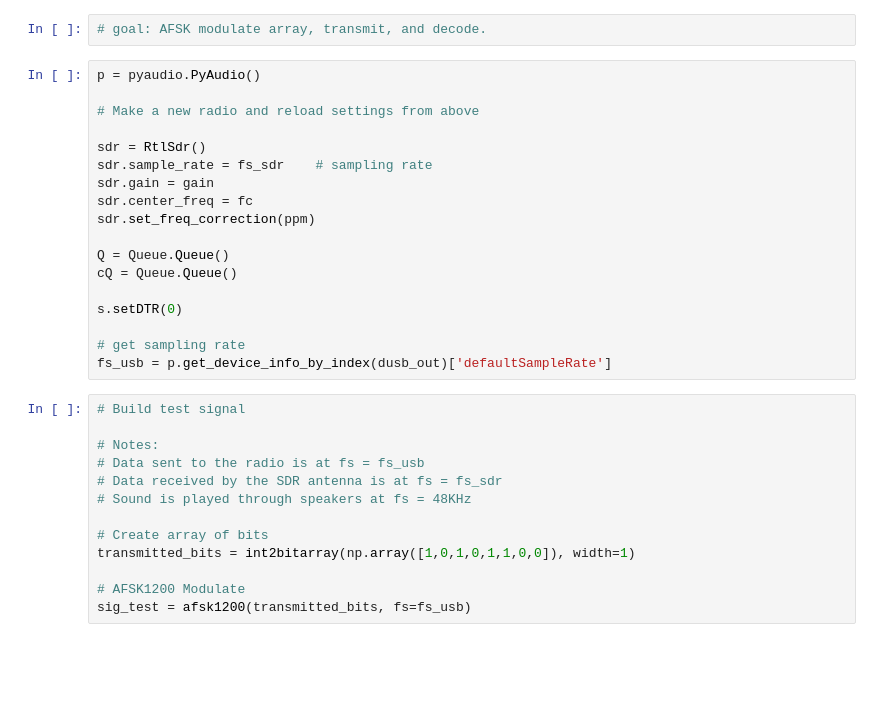
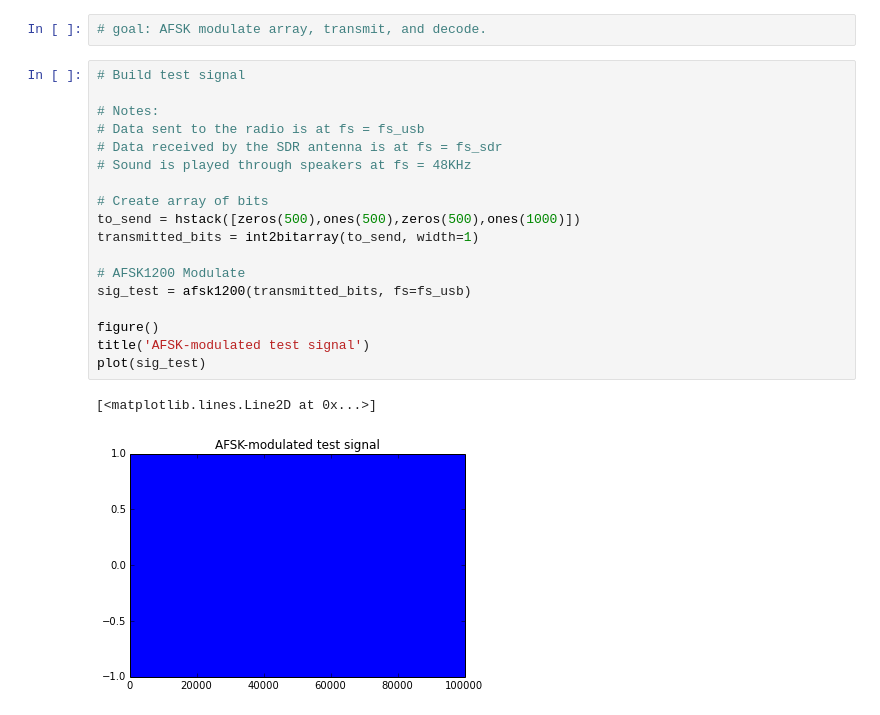
Before and after one commit to alexwal/EE123-Final-Project, a Jupyter notebook: afsk_attempt.ipynb, the cells around one changed output. Cells and saved outputs as stored; diff of their text form; blank space fills up the shorter version.

```diff
--- a/afsk_attempt.ipynb
+++ b/afsk_attempt.ipynb
@@ -376,36 +428,26 @@ def BER(bits1,bits2):
 # %%
 # goal: AFSK modulate array, transmit, and decode.
-# %%
-p = pyaudio.PyAudio()
-
-# Make a new radio and reload settings from above
-
-sdr = RtlSdr()
-sdr.sample_rate = fs_sdr    # sampling rate
-sdr.gain = gain
-sdr.center_freq = fc
-sdr.set_freq_correction(ppm)
-
-Q = Queue.Queue()
-cQ = Queue.Queue()
-
-s.setDTR(0)
-
-# get sampling rate
-fs_usb = p.get_device_info_by_index(dusb_out)['defaultSampleRate']
 # %%
 # Build test signal
 
 # Notes:
 # Data sent to the radio is at fs = fs_usb
 # Data received by the SDR antenna is at fs = fs_sdr
 # Sound is played through speakers at fs = 48KHz
 
 # Create array of bits
-transmitted_bits = int2bitarray(np.array([1,0,1,0,1,1,0,0]), width=1)
+to_send = hstack([zeros(500),ones(500),zeros(500),ones(1000)])
+transmitted_bits = int2bitarray(to_send, width=1)
 
 # AFSK1200 Modulate
 sig_test = afsk1200(transmitted_bits, fs=fs_usb)
+
+figure()
+title('AFSK-modulated test signal')
+plot(sig_test)
+# %% [output]
+[<matplotlib.lines.Line2D at 0x...>]
+[figure, added]
 # %%
 # Play AFSK1200-modulated signal
 
```
Also changed, not shown: parts of 22 cells of this notebook.
